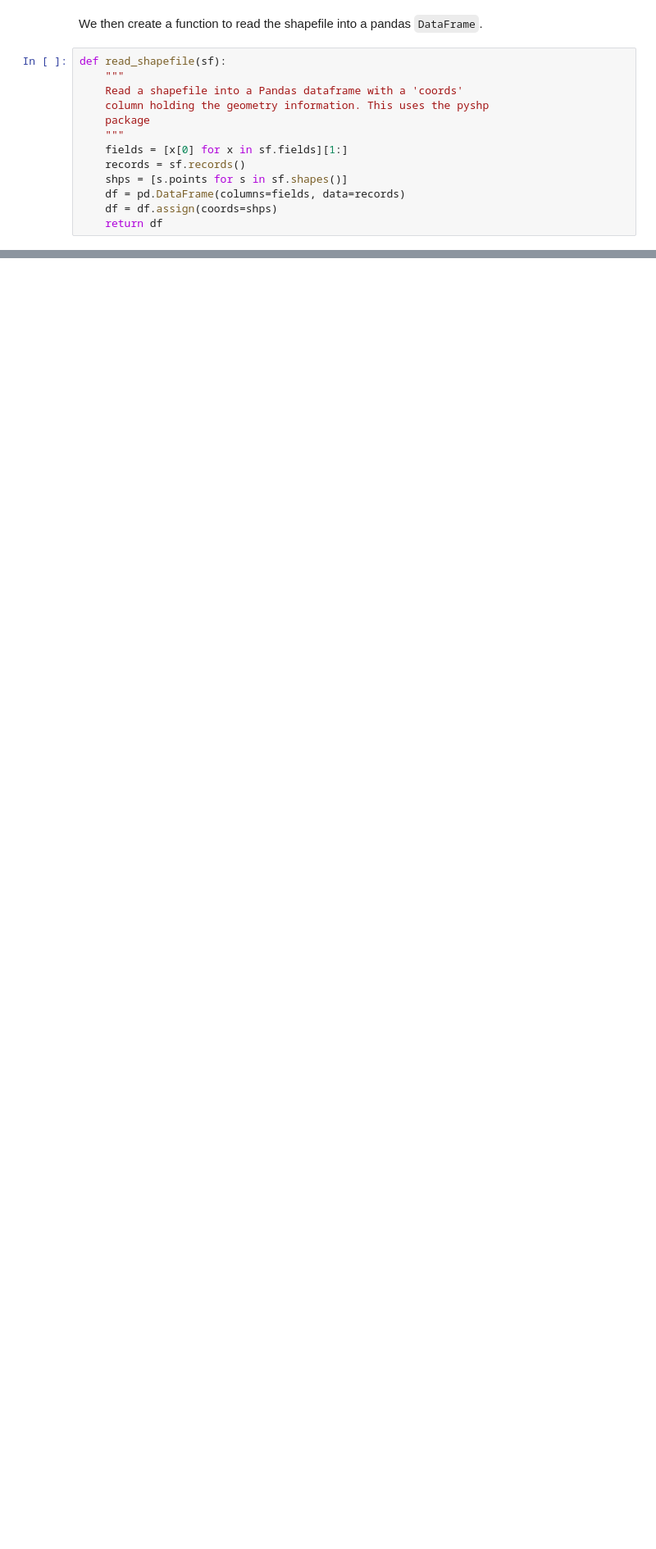
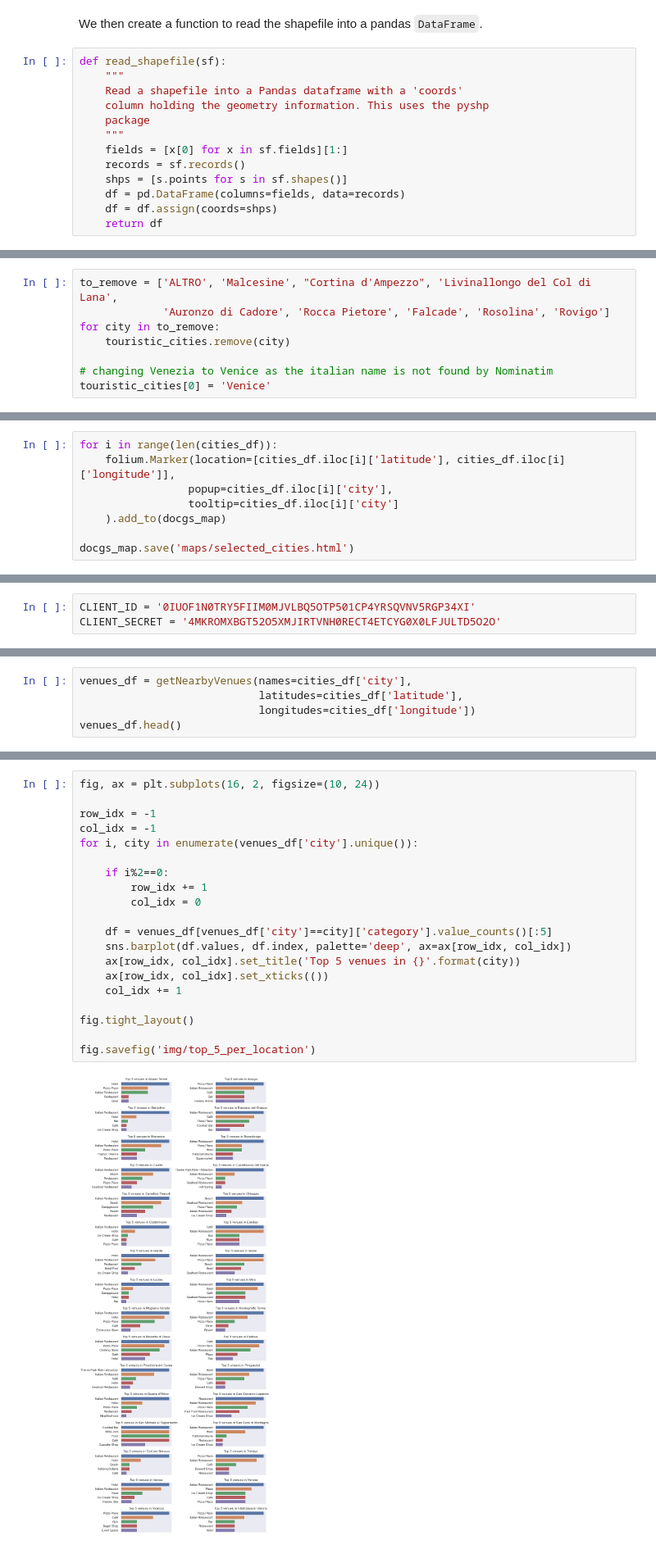
Before and after one commit to themien/Veneto_DOCG, a Jupyter notebook: exploration.ipynb, the cells around one changed output, grey strips where cells are left out. Shown at 82% size. Saved outputs shown, nothing was run; the diff lists cells and outputs as text; blank space fills up the shorter version.

```diff
--- a/exploration.ipynb
+++ b/exploration.ipynb
@@ -84,0 +225,8 @@ shape2json(shp_path, outfile="data/veneto_docg.json", country='Italy')
+# %%
+to_remove = ['ALTRO', 'Malcesine', "Cortina d'Ampezzo", 'Livinallongo del Col di Lana',
+             'Auronzo di Cadore', 'Rocca Pietore', 'Falcade', 'Rosolina', 'Rovigo']
+for city in to_remove:
+    touristic_cities.remove(city)
+
+# changing Venezia to Venice as the italian name is not found by Nominatim
+touristic_cities[0] = 'Venice'
@@ -84,0 +256,8 @@ shape2json(shp_path, outfile="data/veneto_docg.json", country='Italy')
+# %%
+for i in range(len(cities_df)):
+    folium.Marker(location=[cities_df.iloc[i]['latitude'], cities_df.iloc[i]['longitude']],
+                 popup=cities_df.iloc[i]['city'],
+                 tooltip=cities_df.iloc[i]['city']
+    ).add_to(docgs_map)
+
+docgs_map.save('maps/selected_cities.html')
@@ -84,0 +274,3 @@ shape2json(shp_path, outfile="data/veneto_docg.json", country='Italy')
+# %%
+CLIENT_ID = '0IUOF1N0TRY5FIIM0MJVLBQ5OTP501CP4YRSQVNV5RGP34XI'
+CLIENT_SECRET = '4MKROMXBGT52O5XMJIRTVNH0RECT4ETCYG0X0LFJULTD5O2O'
@@ -84,0 +312,5 @@ shape2json(shp_path, outfile="data/veneto_docg.json", country='Italy')
+# %%
+venues_df = getNearbyVenues(names=cities_df['city'],
+                            latitudes=cities_df['latitude'],
+                            longitudes=cities_df['longitude'])
+venues_df.head()
@@ -84,0 +341,22 @@ shape2json(shp_path, outfile="data/veneto_docg.json", country='Italy')
+# %%
+fig, ax = plt.subplots(16, 2, figsize=(10, 24))
+
+row_idx = -1
+col_idx = -1
+for i, city in enumerate(venues_df['city'].unique()):
+
+    if i%2==0:
+        row_idx += 1
+        col_idx = 0
+
+    df = venues_df[venues_df['city']==city]['category'].value_counts()[:5]
+    sns.barplot(df.values, df.index, palette='deep', ax=ax[row_idx, col_idx])
+    ax[row_idx, col_idx].set_title('Top 5 venues in {}'.format(city))
+    ax[row_idx, col_idx].set_xticks(())
+    col_idx += 1
+
+fig.tight_layout()
+
+fig.savefig('img/top_5_per_location')
+# %% [output]
+[figure, added]
```
Also changed, not shown: parts of 60 cells of this notebook, 8 other files.
